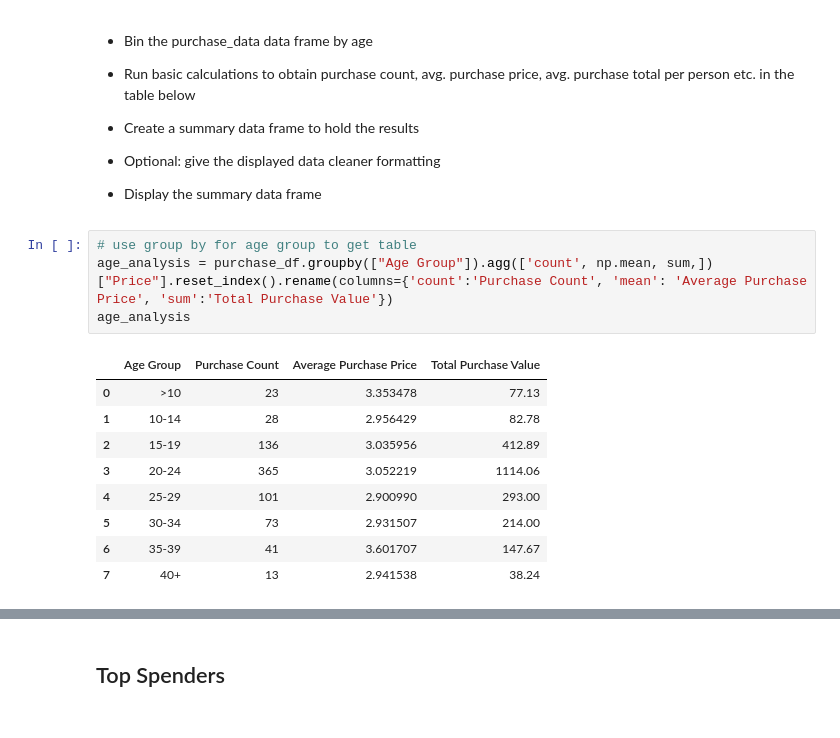
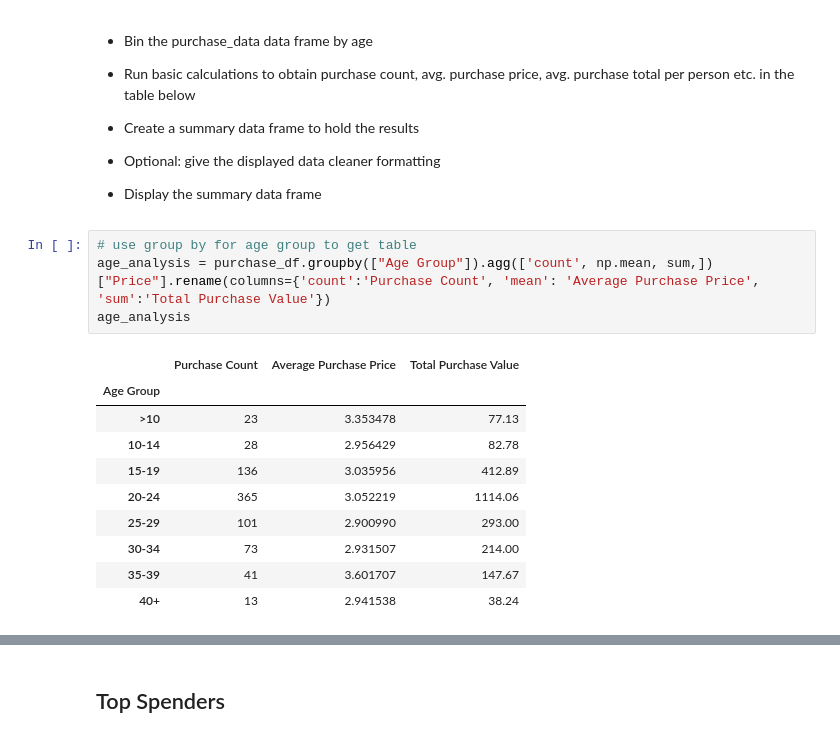
Before and after one commit to SBoyce02/pandas_challenge2, a Jupyter notebook: HeroesOfPymoli/HeroesOfPymoli_SB.ipynb, the cells around one changed output, grey strips where cells are left out. Drawn from its saved outputs; the diff is of its cells as text.

```diff
--- a/HeroesOfPymoli/HeroesOfPymoli_SB.ipynb
+++ b/HeroesOfPymoli/HeroesOfPymoli_SB.ipynb
@@ -334,15 +347,16 @@ age_demo_count_df
 * Display the summary data frame
 # %%
 # use group by for age group to get table
-age_analysis = purchase_df.groupby(["Age Group"]).agg(['count', np.mean, sum,])["Price"].reset_index().rename(columns={'count':'Purchase Count', 'mean': 'Average Purchase Price', 'sum':'Total Purchase Value'})
+age_analysis = purchase_df.groupby(["Age Group"]).agg(['count', np.mean, sum,])["Price"].rename(columns={'count':'Purchase Count', 'mean': 'Average Purchase Price', 'sum':'Total Purchase Value'})
 age_analysis
 # %% [output]
-|  | Age Group | Purchase Count | Average Purchase Price | Total Purchase Value |
-| 0 | >10 | 23 | 3.353478 | 77.13 |
-| 1 | 10-14 | 28 | 2.956429 | 82.78 |
-| 2 | 15-19 | 136 | 3.035956 | 412.89 |
-| 3 | 20-24 | 365 | 3.052219 | 1114.06 |
-| 4 | 25-29 | 101 | 2.900990 | 293.00 |
-| 5 | 30-34 | 73 | 2.931507 | 214.00 |
-| 6 | 35-39 | 41 | 3.601707 | 147.67 |
-| 7 | 40+ | 13 | 2.941538 | 38.24 |
+|  | Purchase Count | Average Purchase Price | Total Purchase Value |
+| Age Group |  |  |  |
+| >10 | 23 | 3.353478 | 77.13 |
+| 10-14 | 28 | 2.956429 | 82.78 |
+| 15-19 | 136 | 3.035956 | 412.89 |
+| 20-24 | 365 | 3.052219 | 1114.06 |
+| 25-29 | 101 | 2.900990 | 293.00 |
+| 30-34 | 73 | 2.931507 | 214.00 |
+| 35-39 | 41 | 3.601707 | 147.67 |
+| 40+ | 13 | 2.941538 | 38.24 |
```
Also changed, not shown: parts of 13 cells of this notebook.
